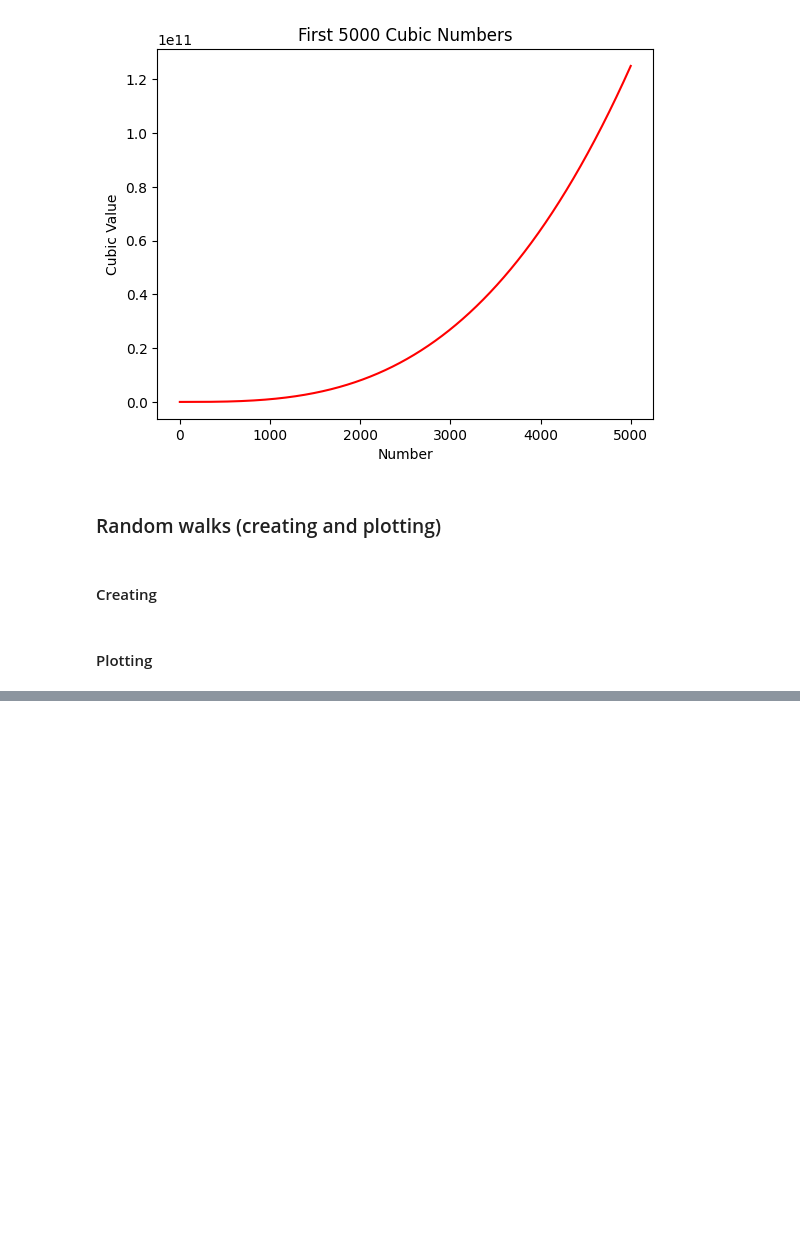
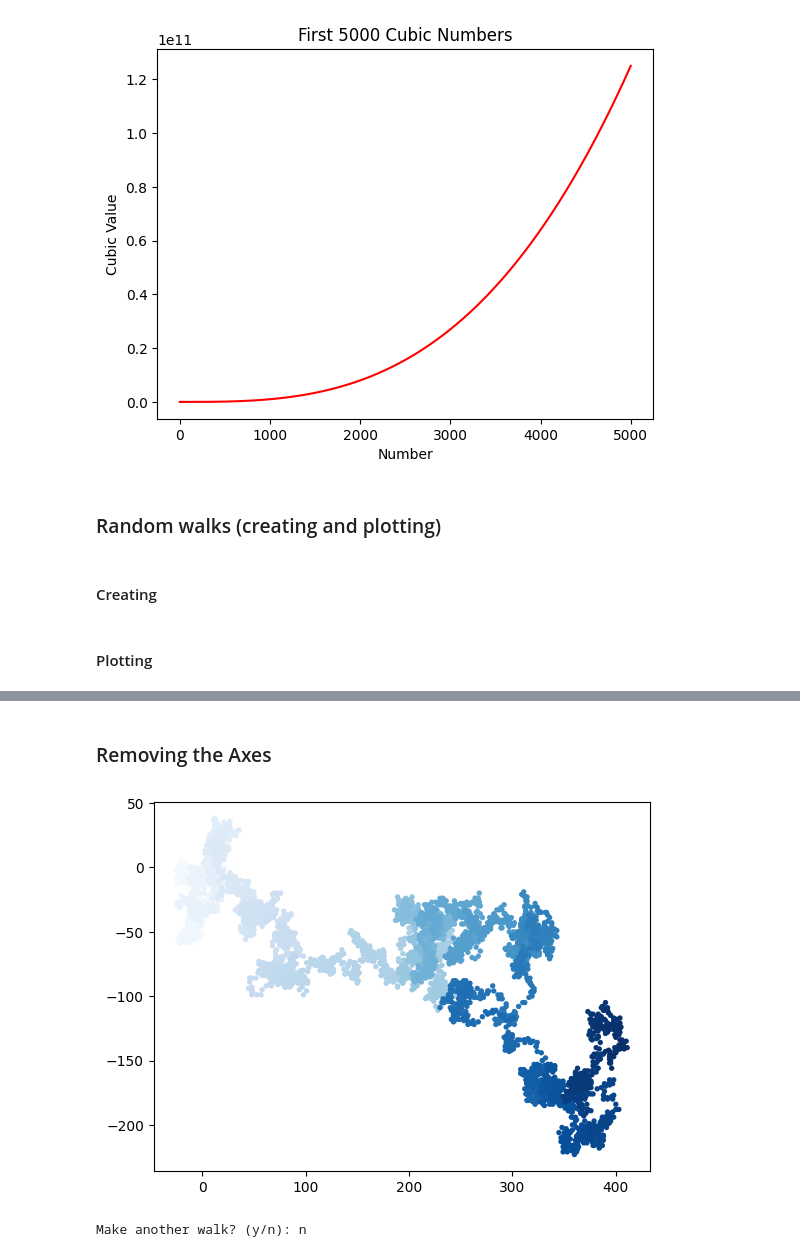
Before and after one commit to Kkhurana007/machine_learning_projects, a Jupyter notebook: Python_crash_course#9.ipynb, the cells around one changed output, grey strips where cells are left out. Drawn from its saved outputs; the diff is of its cells as text; code cells hidden in the pictures; blank space fills up the shorter version.

```diff
--- a/Python_crash_course#9.ipynb
+++ b/Python_crash_course#9.ipynb
@@ -281,0 +309,47 @@ NameError: name 'y_direction' is not defined
+# %%
+while True:
+    rw = RandomWalk()
+    rw.fill_walk()
+
+    plt.style.use('fast')
+    fig, ax = plt.subplots()
+
+    point_numbers = range(rw.num_points)   # added here to style
+
+    ax.scatter(rw.x_values, rw.y_values, c= point_numbers, cmap= plt.cm.Blues, edgecolors= 'none', s=15)
+    plt.show()
+
+     # Emphasize the first and last points.
+    ax.scatter(0, 0, c='green', edgecolors='none', s=100)
+    ax.scatter(rw.x_values[-1], rw.y_values[-1], c='red', edgecolors='none',
+        s=100)
+
+    keep_running = input("Make another walk? (y/n): ")
+    if keep_running == 'n':
+        break
+# %% [markdown]
+### Removing the Axes
+# %%
+while True:
+    rw = RandomWalk()
+    rw.fill_walk()
+
+    plt.style.use('fast')
+    fig, ax = plt.subplots()
+
+    point_numbers = range(rw.num_points)   # added here to style
+
+    ax.scatter(rw.x_values, rw.y_values, c= point_numbers, cmap= plt.cm.Blues, edgecolors= 'none', s=15)
+    plt.show()
+
+     # Remove the axes..
+    ax.get_xaxis().set_visible(False)
+    ax.get_yaxis().set_visible(False)
+
+
+    keep_running = input("Make another walk? (y/n): ")
+    if keep_running == 'n':
+        break
+# %% [output]
+[figure, added]
+Make another walk? (y/n): n
```
Also changed, not shown: parts of 23 cells of this notebook.
